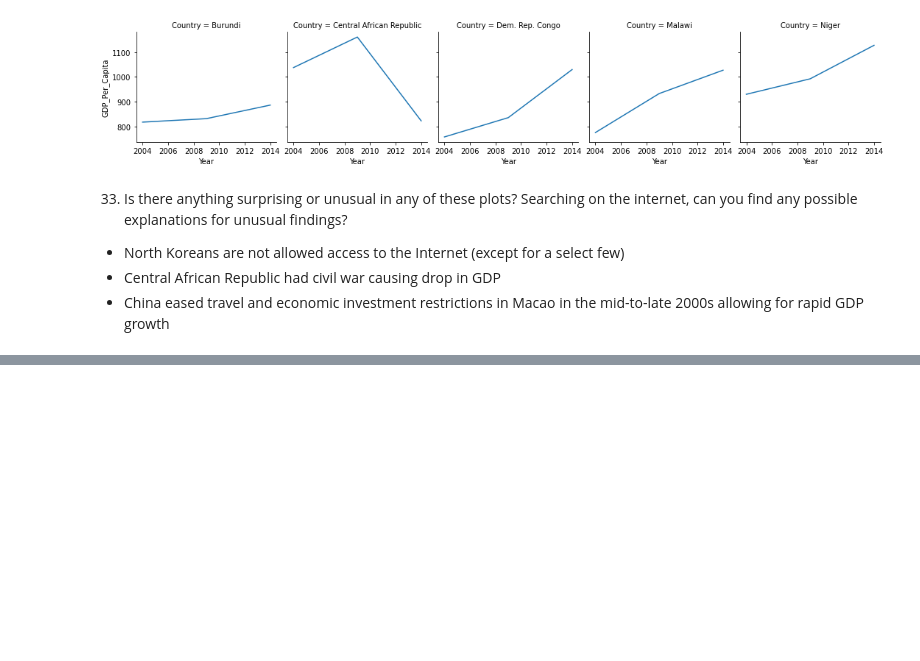
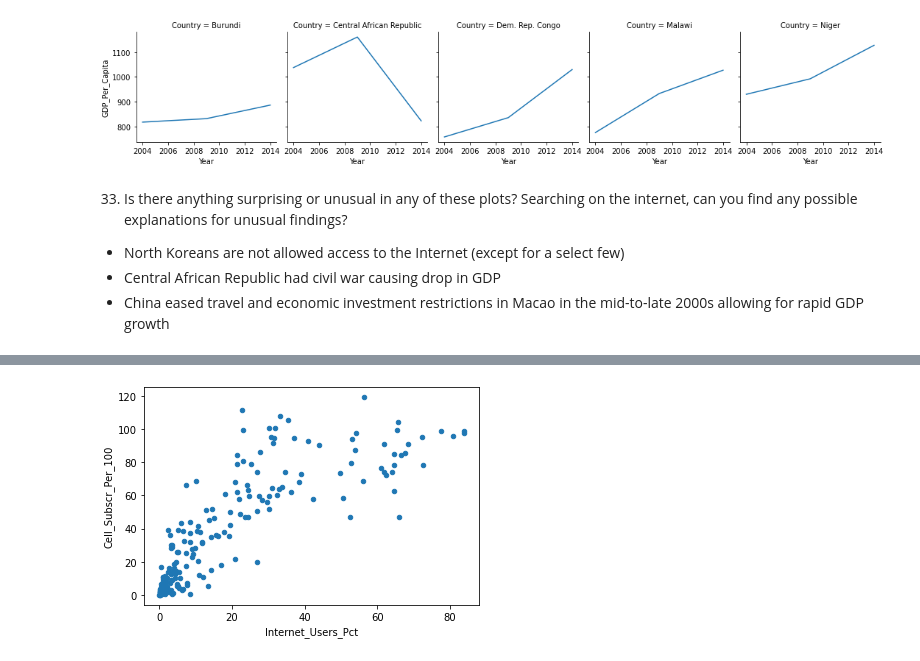
Before and after one commit to NSS-Data-Analytics-Cohort-7/gdp-and-internet-usage-PrestonSpencer, a Jupyter notebook: Notebooks/gdp_internet_project.ipynb, the cells around one changed output, grey strips where cells are left out. Cells and saved outputs as stored; diff of their text form; code cells hidden in the pictures; blank space fills up the shorter version.

Commit message:
Extra Mobile

```diff
--- a/Notebooks/gdp_internet_project.ipynb
+++ b/Notebooks/gdp_internet_project.ipynb
@@ -487,0 +506,3 @@ fg_gdp_min.map(sns.lineplot, "Year", "GDP_Per_Capita")
+# %%
+mobile_df.drop(["Value Footnotes"], axis=1, inplace=True)
+print(mobile_df)
@@ -487,0 +524,3 @@ fg_gdp_min.map(sns.lineplot, "Year", "GDP_Per_Capita")
+# %%
+mobile_df.rename(columns = {"Country or Area":"Country","Value":"Cell_Subscr_Per_100"}, inplace=True)
+print(mobile_df)
@@ -487,0 +542,3 @@ fg_gdp_min.map(sns.lineplot, "Year", "GDP_Per_Capita")
+# %%
+gdp_internet_mobile_use = pd.merge(gdp_and_internet_use, mobile_df, on=["Country", "Year"], how="outer")
+print(gdp_internet_mobile_use)
@@ -487,0 +563,9 @@ fg_gdp_min.map(sns.lineplot, "Year", "GDP_Per_Capita")
+# %%
+mobile_2004 = gdp_internet_mobile_use[(gdp_internet_mobile_use["Year"] == 2004)]
+mobile_2009 = gdp_internet_mobile_use[(gdp_internet_mobile_use["Year"] == 2009)]
+mobile_2014 = gdp_internet_mobile_use[(gdp_internet_mobile_use["Year"] == 2014)]
+# %%
+mobile_2004.plot.scatter("Internet_Users_Pct", "Cell_Subscr_Per_100")
+plt.show()
+# %% [output]
+[figure, added]
```
Also changed, not shown: parts of 11 cells of this notebook.
